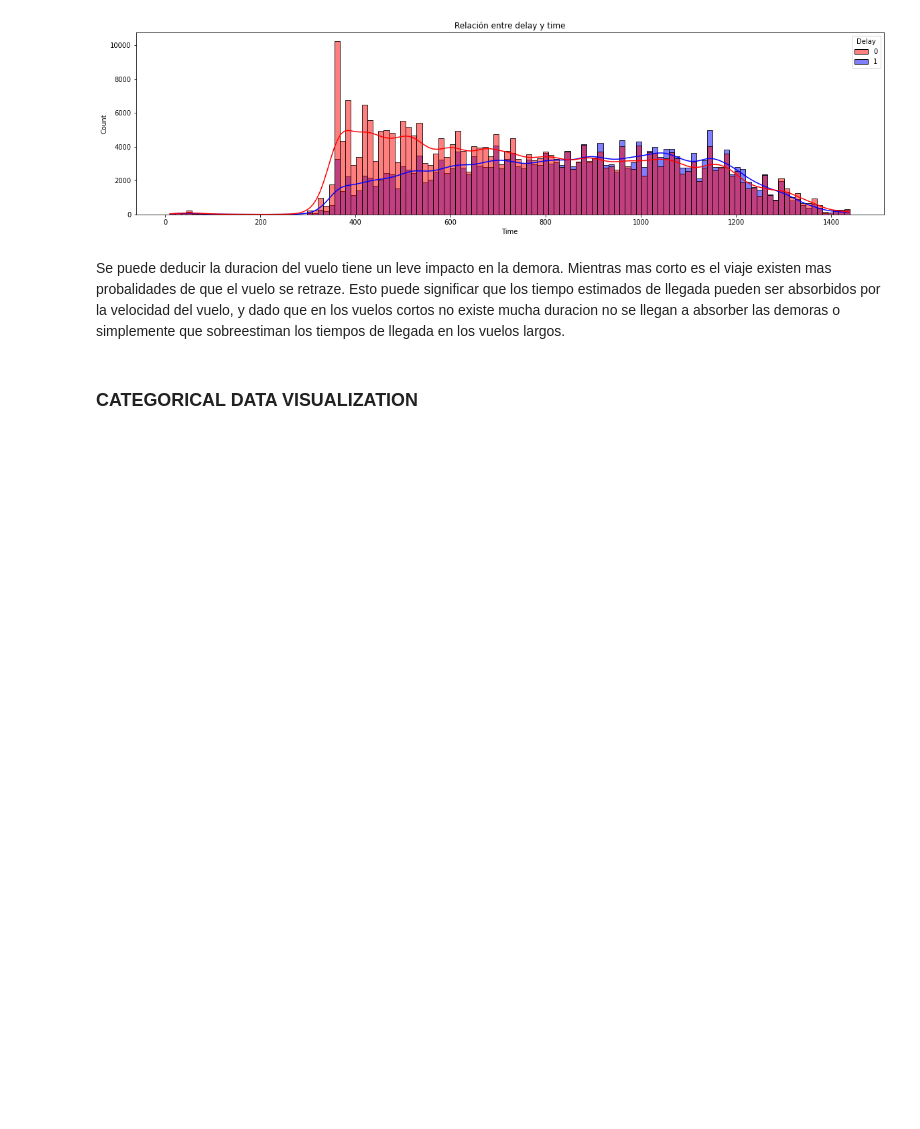
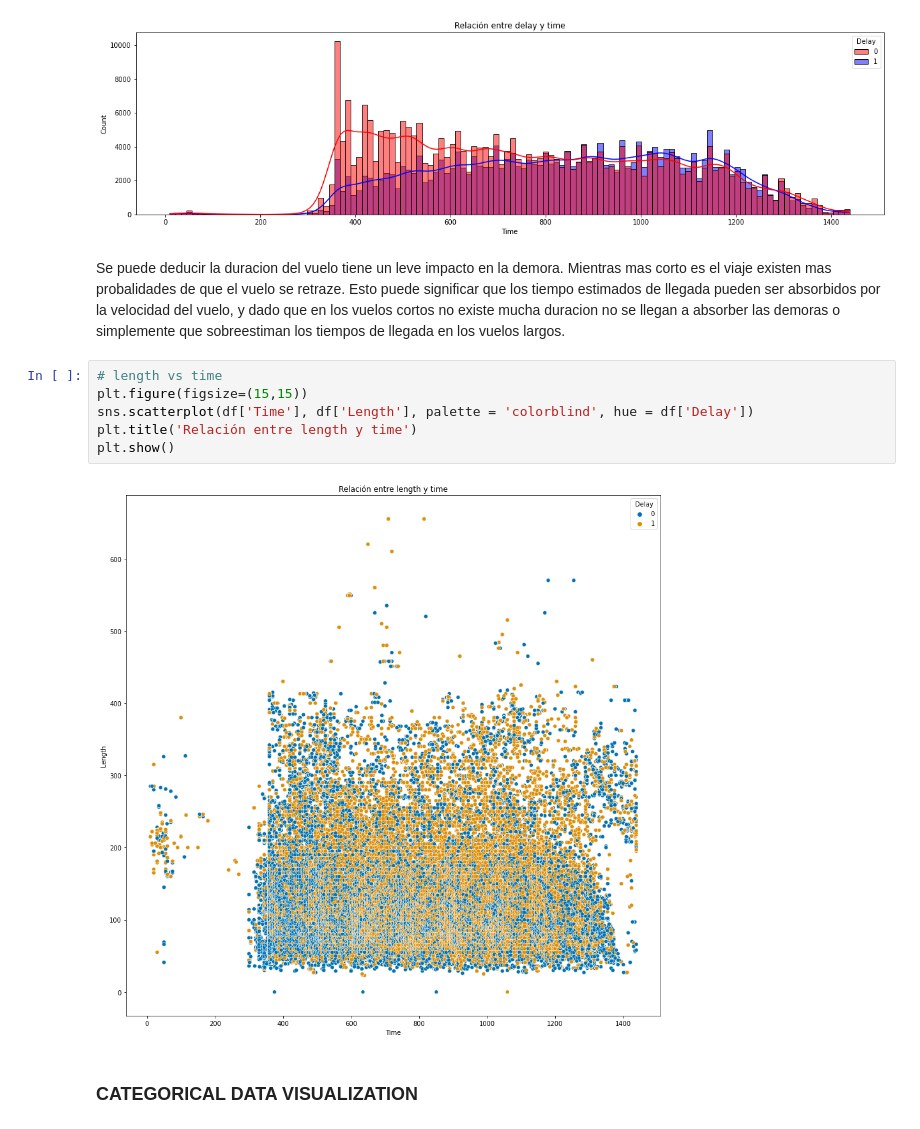
Before and after one commit to nick1287/Airlines, a Jupyter notebook: Airlines+Proyecto_Final.ipynb, the cells around one changed output. Cells and saved outputs as stored; diff of their text form; blank space fills up the shorter version.

```diff
--- a/Airlines+Proyecto_Final.ipynb
+++ b/Airlines+Proyecto_Final.ipynb
@@ -283,6 +290,14 @@ plt.show()
 # %% [markdown]
 Se puede deducir la duracion del vuelo tiene un leve impacto en la demora. Mientras mas corto es el viaje existen mas probalidades de que el vuelo se retraze.
 Esto puede significar que los tiempo estimados de llegada pueden ser absorbidos por la velocidad del vuelo, y dado que en los vuelos cortos no existe mucha duracion no se llegan a absorber las demoras o simplemente que sobreestiman los tiempos de llegada en los vuelos largos.
+# %%
+# length vs time
+plt.figure(figsize=(15,15))
+sns.scatterplot(df['Time'], df['Length'], palette = 'colorblind', hue = df['Delay'])
+plt.title('Relación entre length y time')
+plt.show()
+# %% [output]
+[figure, added]
 # %% [markdown]
 ### CATEGORICAL DATA VISUALIZATION
 # %%
```
Also changed, not shown: parts of 44 cells of this notebook.
